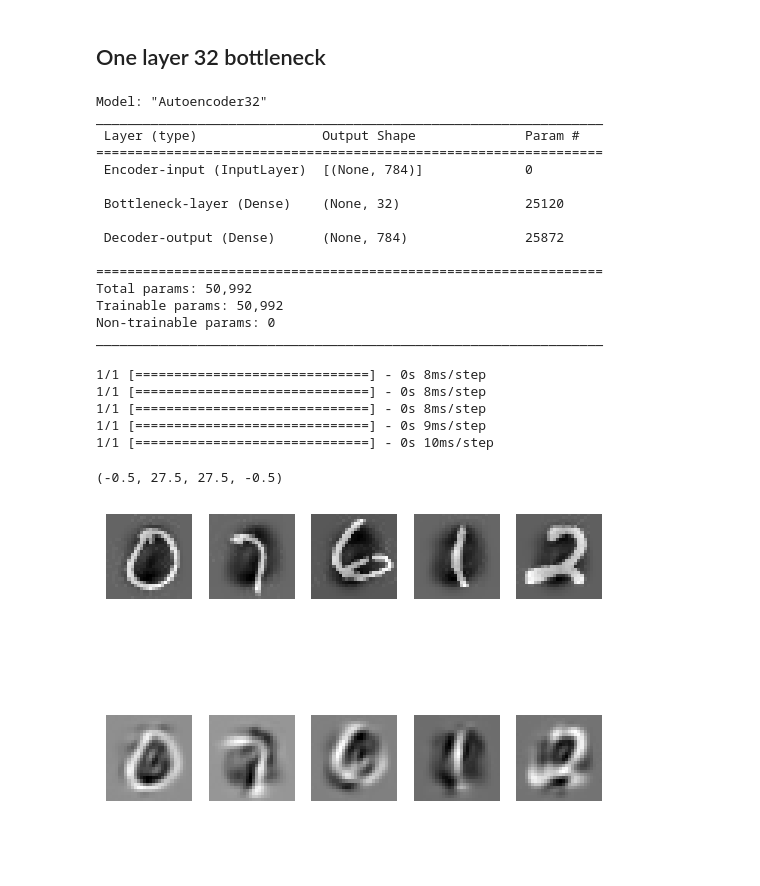
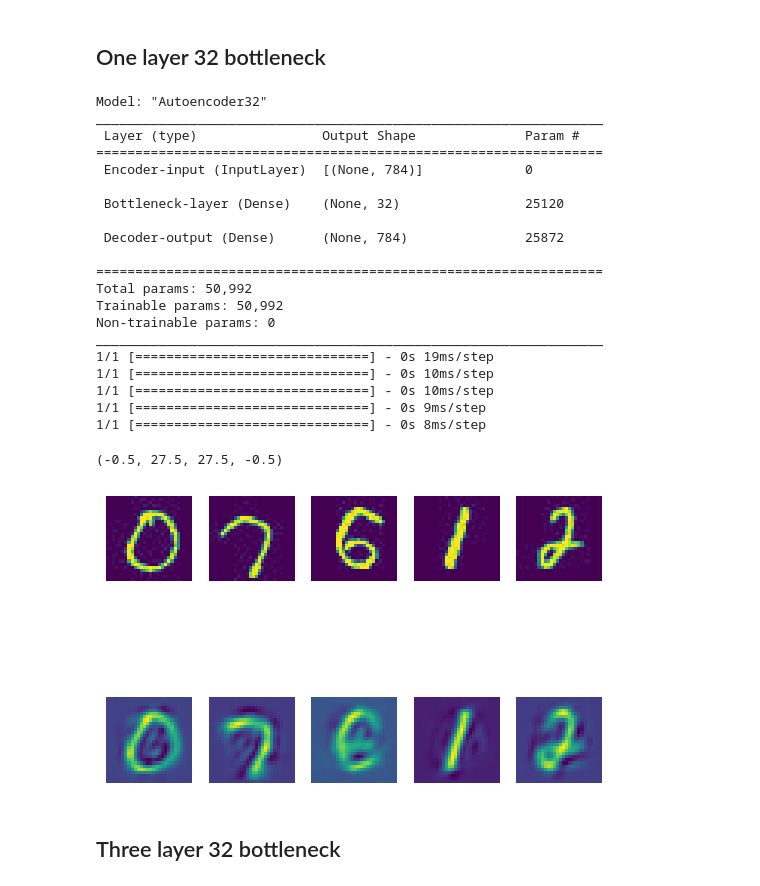
Before and after one commit to imraunav/Deep-Learning-and-Applications, a Jupyter notebook: ProgrammingAssignment4/result_analysis.ipynb, the cells around one changed output. Cells and saved outputs as stored; diff of their text form; code cells hidden in the pictures; blank space fills up the shorter version.

```diff
--- a/ProgrammingAssignment4/result_analysis.ipynb
+++ b/ProgrammingAssignment4/result_analysis.ipynb
@@ -185,33 +305,38 @@ Val data eval:
 # %% [markdown]
 # Autoencoders
+# %%
+test_path='./Group_10/test'
+train_path='./Group_10/train'
+val_path='./Group_10/val'
+
+#import datasets
+train_data, train_labels = data_import(train_path)
+test_data, test_labels = data_import(test_path)
+val_data, val_labels = data_import(val_path)
+
+train_data = train_data.reshape(-1, 784)/255.0
+test_data = test_data.reshape(-1, 784)/255.0
+val_data = val_data.reshape(-1, 784)/255.0
+
+train_labels = relabel(train_labels)
+test_labels = relabel(test_labels)
+val_labels = relabel(val_labels)
+
+# mean_vec = np.mean(train_data, axis=0) # 784 dimentional vector
+# print(mean_vec.shape)
 # %% [markdown]
 ## One layer 32 bottleneck
 # %%
 model = load_model("./autoencoder_models/autoencoder_1layer_32.h5")
-model.summary()
-# %% [output]
-Model: "Autoencoder32"
-_________________________________________________________________
- Layer (type)                Output Shape              Param #
-=================================================================
- Encoder-input (InputLayer)  [(None, 784)]             0
-
- Bottleneck-layer (Dense)    (None, 32)                25120
-
- Decoder-output (Dense)      (None, 784)               25872
-
-=================================================================
-Total params: 50,992
-Trainable params: 50,992
-Non-trainable params: 0
-_________________________________________________________________
 # %%
 class1 = train_data[0, :]
-class2 = train_data[2277, :]
-class3 = train_data[2*2277, :]
-class4 = train_data[3*2277, :]
-class5 = train_data[4*2277, :]
+class2 = train_data[2277+100, :]
+class3 = train_data[2*2277+100, :]
+class4 = train_data[3*2277+100, :]
+class5 = train_data[4*2277+100, :]
 # %%
+model.summary()
+
 plt.figure()
 plt.subplot(2,5,1)
 # plt.title("Original")
@@ -234,36 +359,53 @@ plt.subplot(2,5,5)
 plt.imshow(class5.reshape((28,28)))
 plt.axis('off')
 
 plt.subplot(2,5,6)
 # plt.title("Original")
 recon_class1 = model.predict(class1.reshape((1, -1)))
 plt.imshow(recon_class1.reshape((28,28)))
 plt.axis('off')
 
 plt.subplot(2,5,7)
 recon_class2 = model.predict(class2.reshape((1, -1)))
 plt.imshow(recon_class2.reshape((28,28)))
 plt.axis('off')
 
 plt.subplot(2,5,8)
 recon_class3 = model.predict(class3.reshape((1, -1)))
 plt.imshow(recon_class3.reshape((28,28)))
 plt.axis('off')
 
 plt.subplot(2,5,9)
 recon_class4 = model.predict(class4.reshape((1, -1)))
 plt.imshow(recon_class4.reshape((28,28)))
 plt.axis('off')
 
 plt.subplot(2,5,10)
 recon_class5 = model.predict(class5.reshape((1, -1)))
-plt.imshow(recon_class5.reshape((28,28)), cmap='gray')
+plt.imshow(recon_class5.reshape((28,28)))
 plt.axis('off')
 # %% [output]
+Model: "Autoencoder32"
+_________________________________________________________________
+ Layer (type)                Output Shape              Param #
+=================================================================
+ Encoder-input (InputLayer)  [(None, 784)]             0
+
+ Bottleneck-layer (Dense)    (None, 32)                25120
+
+ Decoder-output (Dense)      (None, 784)               25872
+
+=================================================================
+Total params: 50,992
+Trainable params: 50,992
+Non-trainable params: 0
+_________________________________________________________________
+1/1 [==============================] - 0s 19ms/step
+1/1 [==============================] - 0s 10ms/step
+1/1 [==============================] - 0s 10ms/step
+1/1 [==============================] - 0s 9ms/step
 1/1 [==============================] - 0s 8ms/step
-1/1 [==============================] - 0s 8ms/step
-1/1 [==============================] - 0s 8ms/step
-1/1 [==============================] - 0s 9ms/step
-1/1 [==============================] - 0s 10ms/step
 (-0.5, 27.5, 27.5, -0.5)
-[figure, old version]
+[figure, new version]
+# %% [markdown]
+## Three layer 32 bottleneck
```
Also changed, not shown: parts of 36 cells of this notebook.
